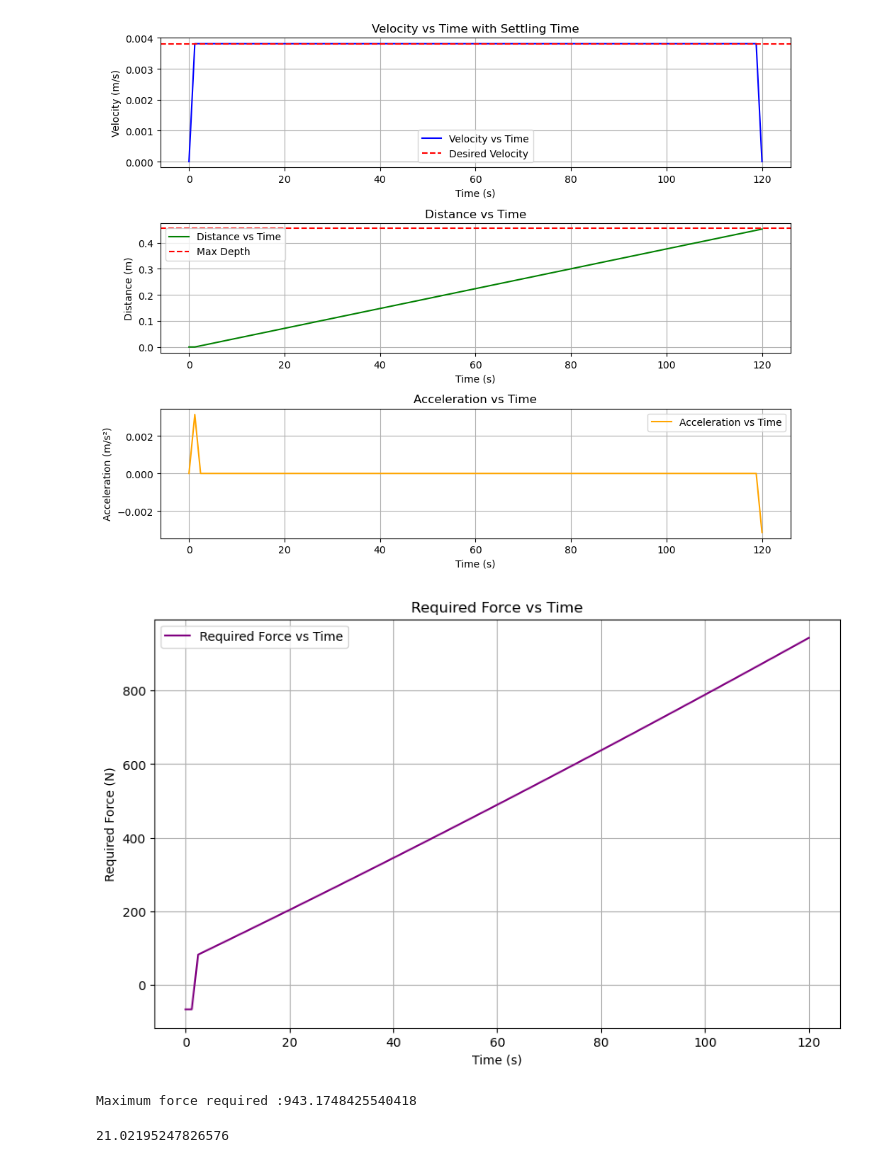
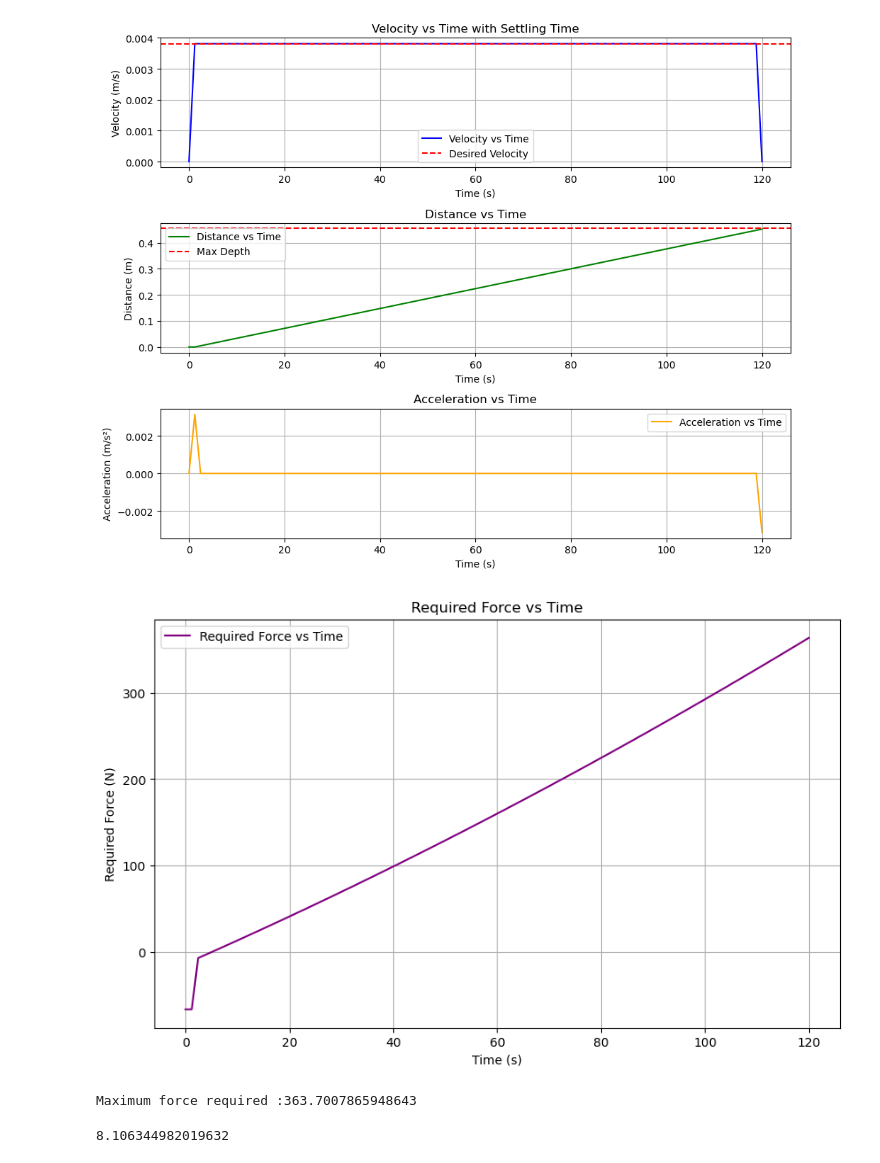
Before and after one commit to lokichubs/TerraProbe, a Jupyter notebook: Modeling Work/prelim_phys_model.ipynb, the cells around one changed output. Drawn from its saved outputs; the diff is of its cells as text; code cells hidden in the pictures.

Commit message:
Changed soil parameters

```diff
--- a/Modeling Work/prelim_phys_model.ipynb
+++ b/Modeling Work/prelim_phys_model.ipynb
@@ -104,7 +104,7 @@ W = M*g     #Weight of robot
 # %%
 ## Soil Parameters (assume soft cohesive soil)
 gamma = 1.5e3   #Unit wight of soil (N/m^3)
-c=35.9e3       #Effective cohesion of soil (Pa)  (750 psf) -soft cohesive soil
+c=14.36e3       #Effective cohesion of soil (Pa)  (750 psf) -soft cohesive soil
 phi = 30        #Friction angle of soil (deg)
 rho = 1300      #Density of soil (kg/m^3)
 
@@ -119,35 +119,35 @@ df['F_friction_o (N)'] = (1/2)*df['A_s (m^2)']*np.tan(phi_rad)*(gamma*K_p*df['z
 #Friction_i is the friction on the inner walls  (acts downwards
 df['F_friction_i (N)'] = (-1/2)*df['A_s_i (m^2)']*np.tan(phi_rad)*(gamma*K_a*df['z (m)'] - 2*c*np.sqrt(K_p))
 
 
 # Soil static force acting at chamfer at bottom
 df['F_soil_static (N)'] = np.where(
     df['z (m)'] > 0,
     1/2 * A_slant *np.sin(theta_c_rad)*(gamma * K_p * (2 * df['z (m)'] + del_z) + 4 * c * np.sqrt(K_p)),
     0
 )
 
 # Required input force calculation
 df['F_input (N)'] = (M+rho*A_i*df['z (m)'])*(df['z_ddot (m/s²)'] - g)+ df['F_soil_static (N)'] + df['F_friction_o (N)'] - df['F_friction_i (N)']
 df['F_input (N)'] = df['F_input (N)']/2
 
 
 # Plotting
 plt.figure(figsize=(10, 6))
 
 # Plot Required Force vs Time
 plt.plot(df['t (s)'], df['F_input (N)'], label='Required Force vs Time', color='purple')
 plt.title('Required Force vs Time')
 plt.xlabel('Time (s)')
 plt.ylabel('Required Force (N)')
 plt.grid()
 plt.legend()
 plt.show()
 
 print(f"Maximum force required :{np.max(df['F_input (N)'])}")
 # %% [output]
-[figure, old version]
+[figure, new version]
-Maximum force required :943.1748425540418
+Maximum force required :363.7007865948643
 # %%
 ##Gear Design
 
@@ -161,4 +161,4 @@ FS = 3
 T_required = FS* np.max(df['F_input (N)'])*r_driver/gear_ratio
 print(T_required)
 # %% [output]
-21.02195247826576
+8.106344982019632
```
